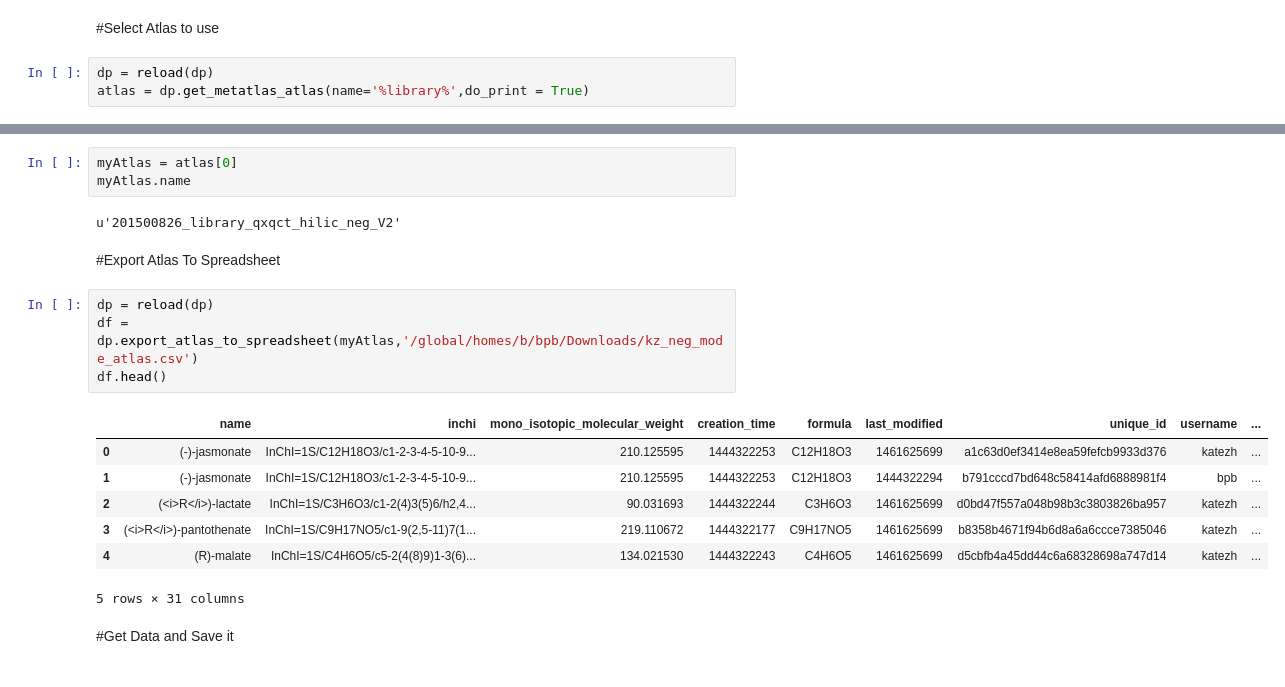
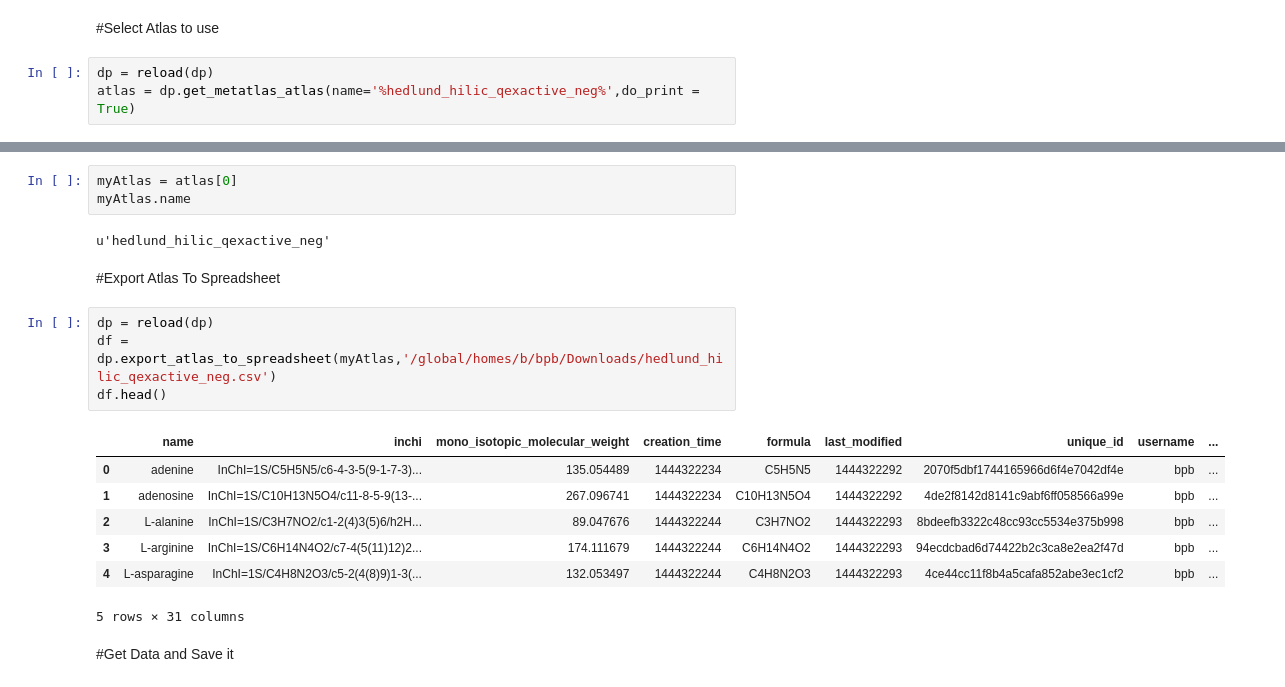
Before and after one commit to biorack/metatlas, a Jupyter notebook: metatlas/helpers/Workflow Notebook.ipynb, the cells around one changed output, grey strips where cells are left out. Cells and saved outputs as stored; diff of their text form.

```diff
--- a/metatlas/helpers/Workflow Notebook.ipynb
+++ b/metatlas/helpers/Workflow Notebook.ipynb
@@ -80,5 +62,5 @@ for g in groups:
 #Select Atlas to use
 # %%
 dp = reload(dp)
-atlas = dp.get_metatlas_atlas(name='%library%',do_print = True)
+atlas = dp.get_metatlas_atlas(name='%hedlund_hilic_qexactive_neg%',do_print = True)
 # %% [output]
@@ -87,20 +69,20 @@ atlas = dp.get_metatlas_atlas(name='%library%',do_print = True)
 myAtlas = atlas[0]
 myAtlas.name
 # %% [output]
-u'201500826_library_qxqct_hilic_neg_V2'
+u'hedlund_hilic_qexactive_neg'
 # %% [markdown]
 #Export Atlas To Spreadsheet
 # %%
 dp = reload(dp)
-df = dp.export_atlas_to_spreadsheet(myAtlas,'/global/homes/b/bpb/Downloads/kz_neg_mode_atlas.csv')
+df = dp.export_atlas_to_spreadsheet(myAtlas,'/global/homes/b/bpb/Downloads/hedlund_hilic_qexactive_neg.csv')
 df.head()
 # %% [output]
 |  | name | inchi | mono_isotopic_molecular_weight | creation_time | formula | last_modified | unique_id | username | ... |
-| 0 | (-)-jasmonate | InChI=1S/C12H18O3/c1-2-3-4-5-10-9... | 210.125595 | 1444322253 | C12H18O3 | 1461625699 | a1c63d0ef3414e8ea59fefcb9933d376 | katezh | ... |
-| 1 | (-)-jasmonate | InChI=1S/C12H18O3/c1-2-3-4-5-10-9... | 210.125595 | 1444322253 | C12H18O3 | 1444322294 | b791cccd7bd648c58414afd6888981f4 | bpb | ... |
-| 2 | (<i>R</i>)-lactate | InChI=1S/C3H6O3/c1-2(4)3(5)6/h2,4... | 90.031693 | 1444322244 | C3H6O3 | 1461625699 | d0bd47f557a048b98b3c3803826ba957 | katezh | ... |
-| 3 | (<i>R</i>)-pantothenate | InChI=1S/C9H17NO5/c1-9(2,5-11)7(1... | 219.110672 | 1444322177 | C9H17NO5 | 1461625699 | b8358b4671f94b6d8a6a6ccce7385046 | katezh | ... |
-| 4 | (R)-malate | InChI=1S/C4H6O5/c5-2(4(8)9)1-3(6)... | 134.021530 | 1444322243 | C4H6O5 | 1461625699 | d5cbfb4a45dd44c6a68328698a747d14 | katezh | ... |
+| 0 | adenine | InChI=1S/C5H5N5/c6-4-3-5(9-1-7-3)... | 135.054489 | 1444322234 | C5H5N5 | 1444322292 | 2070f5dbf1744165966d6f4e7042df4e | bpb | ... |
+| 1 | adenosine | InChI=1S/C10H13N5O4/c11-8-5-9(13-... | 267.096741 | 1444322234 | C10H13N5O4 | 1444322292 | 4de2f8142d8141c9abf6ff058566a99e | bpb | ... |
+| 2 | L-alanine | InChI=1S/C3H7NO2/c1-2(4)3(5)6/h2H... | 89.047676 | 1444322244 | C3H7NO2 | 1444322293 | 8bdeefb3322c48cc93cc5534e375b998 | bpb | ... |
+| 3 | L-arginine | InChI=1S/C6H14N4O2/c7-4(5(11)12)2... | 174.111679 | 1444322244 | C6H14N4O2 | 1444322293 | 94ecdcbad6d74422b2c3ca8e2ea2f47d | bpb | ... |
+| 4 | L-asparagine | InChI=1S/C4H8N2O3/c5-2(4(8)9)1-3(... | 132.053497 | 1444322244 | C4H8N2O3 | 1444322293 | 4ce44cc11f8b4a5cafa852abe3ec1cf2 | bpb | ... |
 5 rows × 31 columns
 # %% [markdown]
 #Get Data and Save it
```
Also changed, not shown: parts of 9 cells of this notebook, 1 other file.
